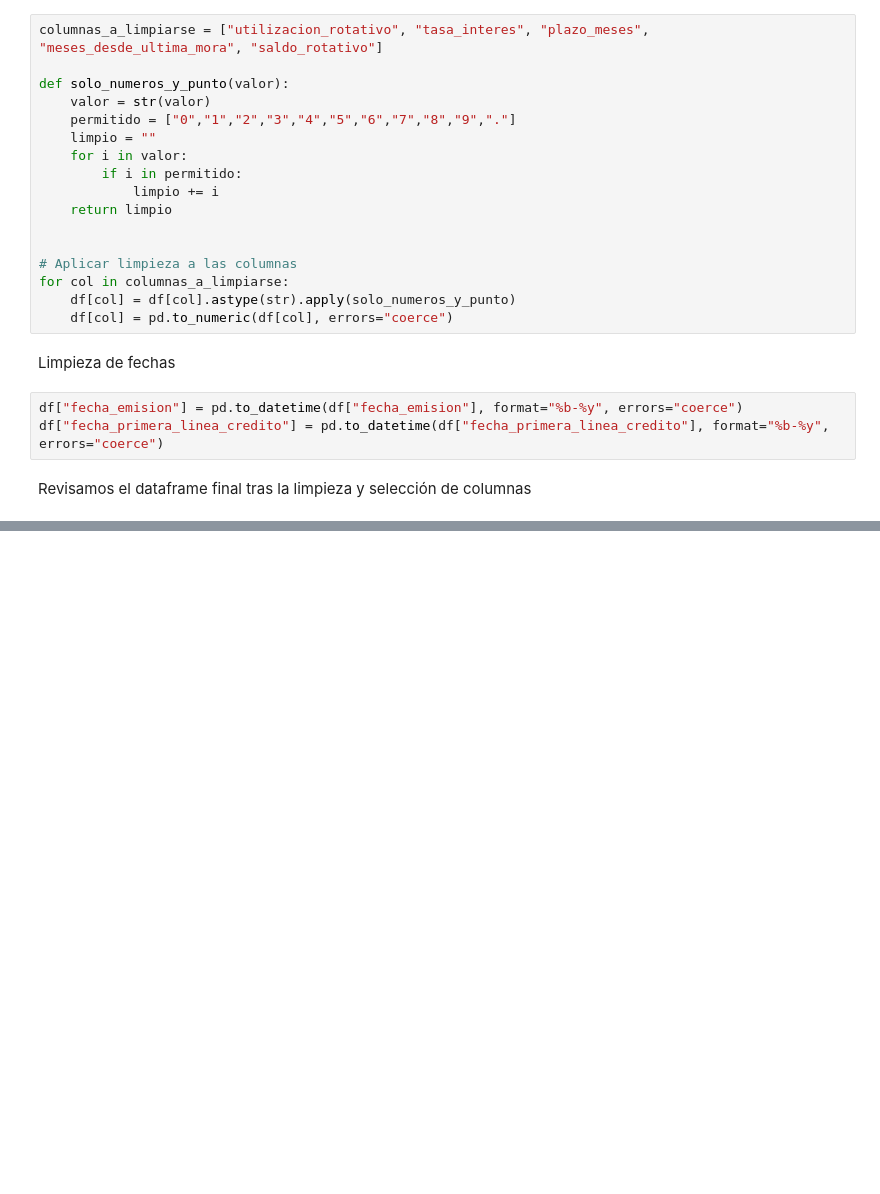
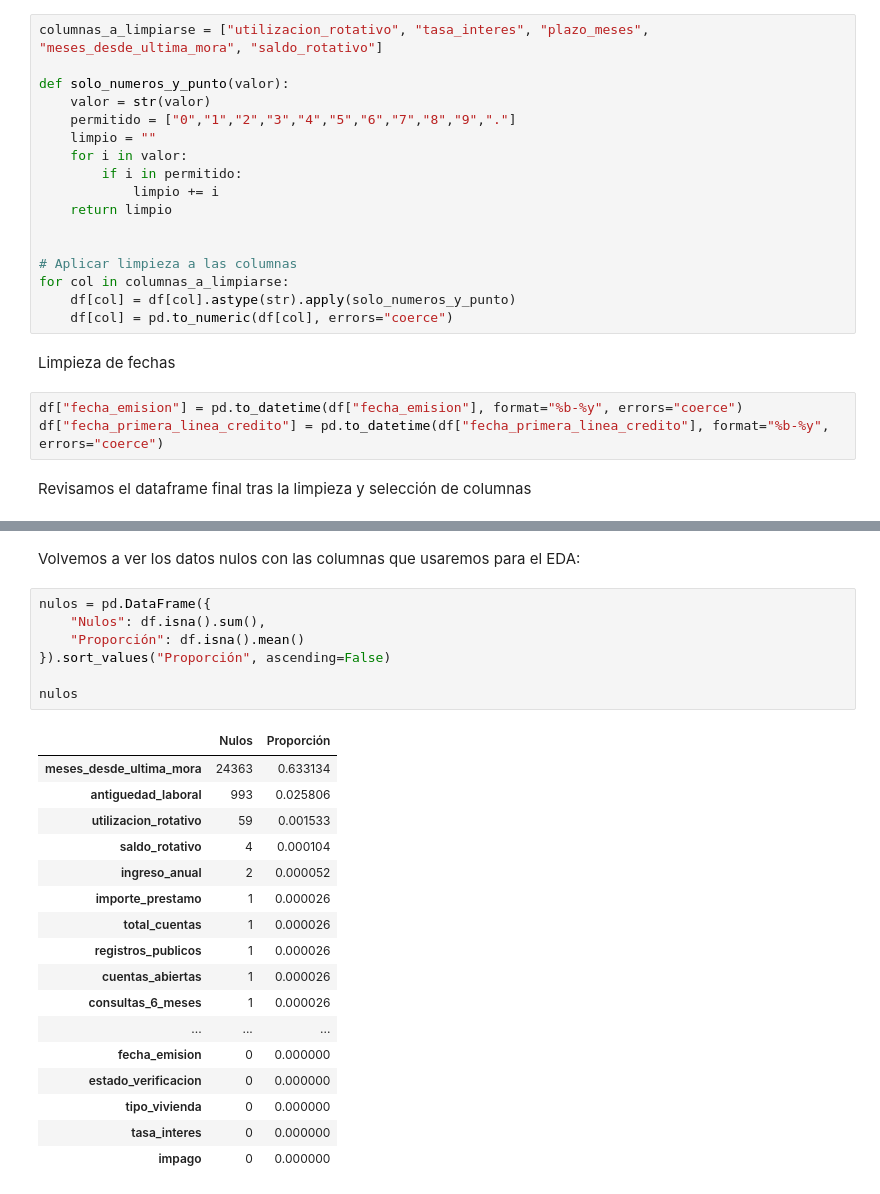
Before and after one commit to Jxweyy/CUNEF__PROYECTO_APRENDIZAJE_AUTOMATICO, a Jupyter notebook: 00_EDA.ipynb, the cells around one changed output, grey strips where cells are left out. Cells and saved outputs as stored; diff of their text form; blank space fills up the shorter version.

```diff
--- a/00_EDA.ipynb
+++ b/00_EDA.ipynb
@@ -242,0 +255,27 @@ df.head(15)
+# %% [markdown]
+Volvemos a ver los datos nulos con las columnas que usaremos para el EDA:
+# %%
+nulos = pd.DataFrame({
+    "Nulos": df.isna().sum(),
+    "Proporción": df.isna().mean()
+}).sort_values("Proporción", ascending=False)
+
+nulos
+# %% [output]
+|  | Nulos | Proporción |
+| meses_desde_ultima_mora | 24363 | 0.633134 |
+| antiguedad_laboral | 993 | 0.025806 |
+| utilizacion_rotativo | 59 | 0.001533 |
+| saldo_rotativo | 4 | 0.000104 |
+| ingreso_anual | 2 | 0.000052 |
+| importe_prestamo | 1 | 0.000026 |
+| total_cuentas | 1 | 0.000026 |
+| registros_publicos | 1 | 0.000026 |
+| cuentas_abiertas | 1 | 0.000026 |
+| consultas_6_meses | 1 | 0.000026 |
+| ... | ... | ... |
+| fecha_emision | 0 | 0.000000 |
+| estado_verificacion | 0 | 0.000000 |
+| tipo_vivienda | 0 | 0.000000 |
+| tasa_interes | 0 | 0.000000 |
+| impago | 0 | 0.000000 |
```
Also changed, not shown: parts of 18 cells of this notebook, 2 other files.
